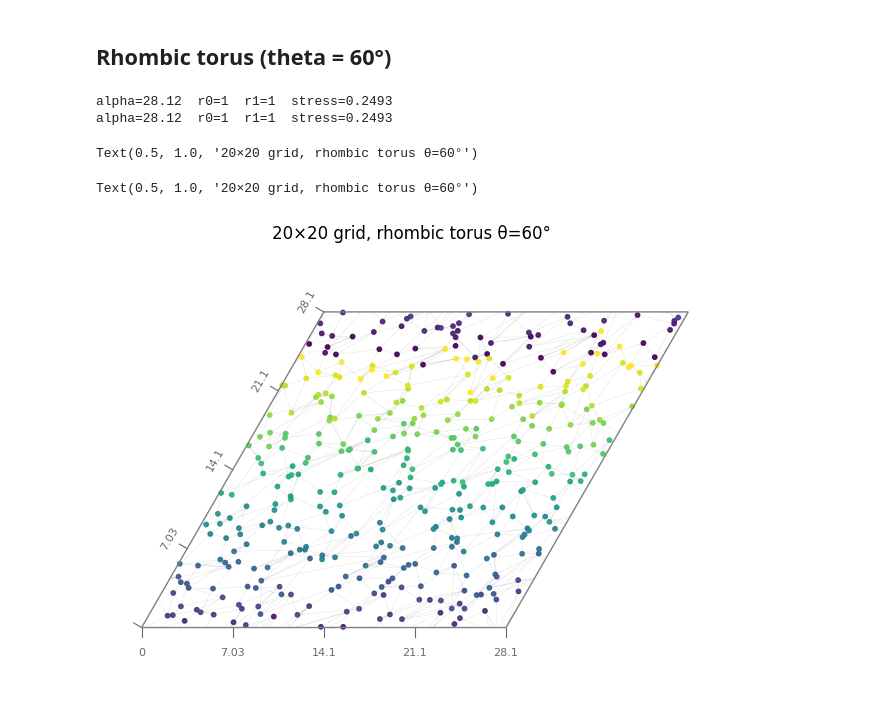
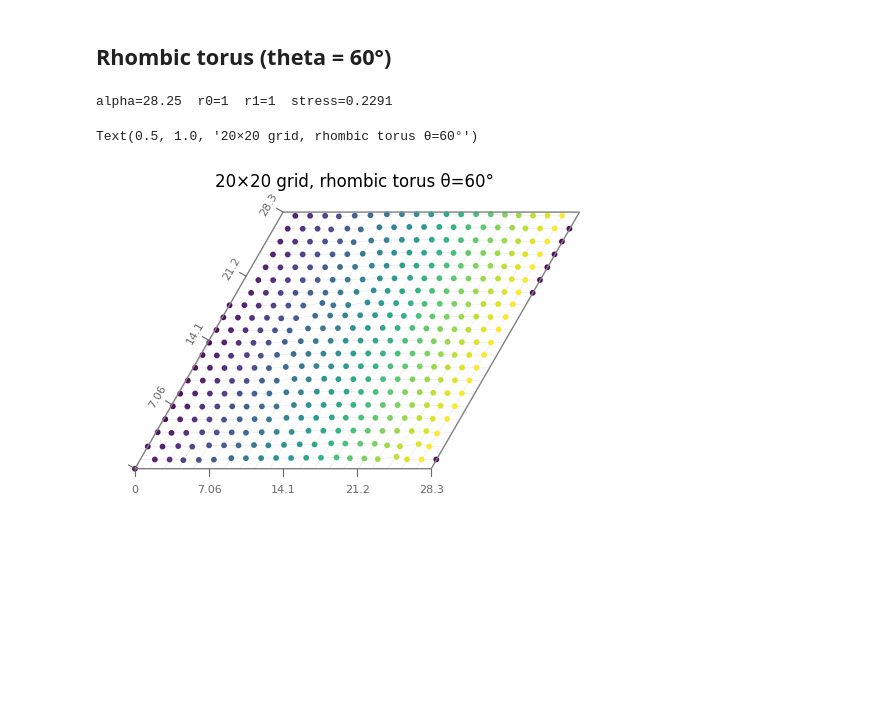
Before and after one commit to JacobLMiller/torus-mds, a Jupyter notebook: examples_rhombus.ipynb, the cells around one changed output. Cells and saved outputs as stored; diff of their text form; code cells hidden in the pictures; blank space fills up the shorter version.

```diff
--- a/examples_rhombus.ipynb
+++ b/examples_rhombus.ipynb
@@ -24,3 +22,5 @@ def torus_stress(X, D, proj):
+# %%
+FINALIZE_METHOD = "lbfgs" # "none" or "lbfgs"
 # %% [markdown]
 ## Lattice graph
 # %%
@@ -144,19 +117,3 @@ FileNotFoundError: [Errno 2] No such file or directory: 'grid_cells_4800.npz'
-# %%
-if RUN_EXPENSIVE:
-    # spatial location of firing rates
-    fig, ax = plt.subplots(1, 5, figsize=(10, 3))
-
-    cell_ids = [5, 39, 75, 109, 115] # cells with clearly structured firing pattern
-
-    xx = X[:,0]
-    yy = X[:,1]
-    for i, idx in enumerate(cell_ids):
-        order  = np.argsort(spikes[:, idx])  # to plot interesting time points on top
-        ax[i].scatter(xx[order], yy[order], c=spikes[order, idx], s=2)
-        ax[i].set_title(f"Cell {idx}")
-        ax[i].axis("off")
-        ax[i].set_aspect("equal")
-    fig.suptitle("Firing rates of selected cells by spatial position\n Toroidal embedding")
 # %% [markdown]
 ## Yoda and Bulldog
 # %%
@@ -195,20 +149,18 @@ vis.plot_embedding_with_torus_edges(X_torus, G, colors=colors)
 # %%
 G20, D20 = graphio.get_periodic_lattice(20, 20)
 colors20 = [i for (i, j) in G20.nodes()]
 
 proj = MDSTorusProjector()
-X = proj.fit_transform(D20, learn_mode='alpha', theta=60.0)
+X = proj.fit_transform(D20, learn_mode='alpha', theta=60.0, finalize=FINALIZE_METHOD)
 print(f"alpha={proj.alpha_:.4g}  r0={proj.r0_:.4g}  r1={proj.r1_:.4g}  stress={torus_stress(X, D20, proj):.4g}")
 
 fig, ax = plt.subplots()
 vis.plot_embedding_with_torus_edges(G=G20, torus=proj, ax=ax, colors=colors20)
 ax.set_title("20×20 grid, rhombic torus θ=60°")
 # %% [output]
-alpha=28.12  r0=1  r1=1  stress=0.2493
-alpha=28.12  r0=1  r1=1  stress=0.2493
+alpha=28.25  r0=1  r1=1  stress=0.2291
 Text(0.5, 1.0, '20×20 grid, rhombic torus θ=60°')
-Text(0.5, 1.0, '20×20 grid, rhombic torus θ=60°')
-[figure, old version]
+[figure, new version]
 # %%
 K7 = nx.complete_graph(7)
 D_K7, _ = graphio.apsp_distance_matrix(K7)
```
Also changed, not shown: parts of 36 cells of this notebook, 2 other files.
